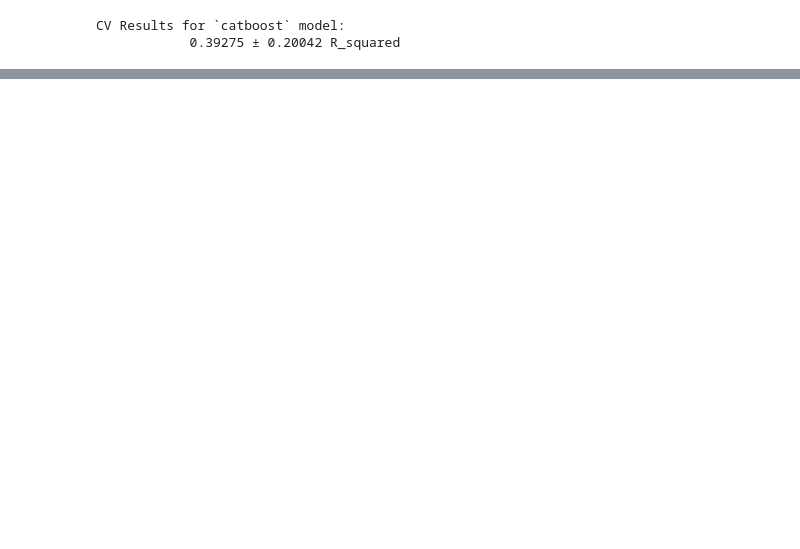
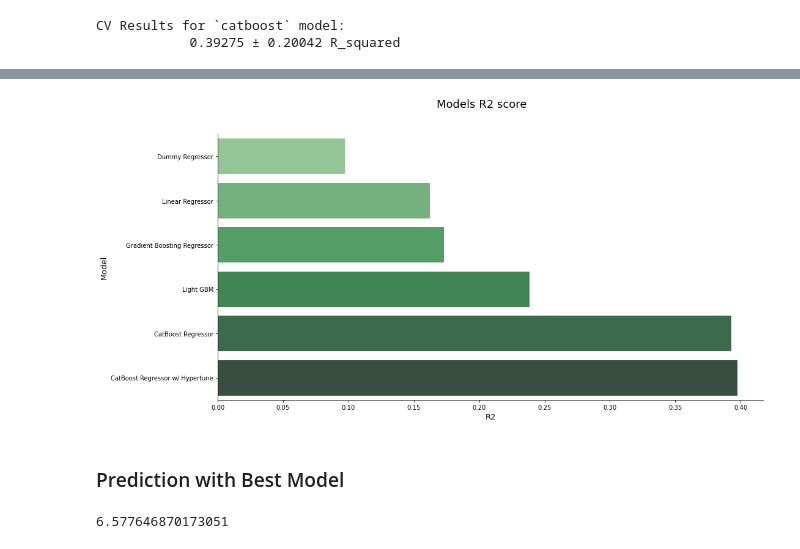
Before and after one commit to hanis-z/Snow-water-equivalent, a Jupyter notebook: src/Modeling.ipynb, the cells around one changed output, grey strips where cells are left out. Saved outputs shown, nothing was run; the diff lists cells and outputs as text; code cells hidden in the pictures; blank space fills up the shorter version.

Commit message:
Update Modeling notebook, add EDA notebook, add figures

```diff
--- a/src/Modeling.ipynb
+++ b/src/Modeling.ipynb
@@ -503,0 +627,15 @@ CV Results for `catboost` model:
+# %%
+# Create dictionary to save R2 scores
+
+R2={}
+R2['Dummy Regressor'] =  0.09730
+R2['Linear Regressor'] = 0.16237
+R2['Gradient Boosting Regressor'] = 0.17293
+R2['Light GBM'] = 0.23872
+R2['CatBoost Regressor'] = 0.39275
+R2['CatBoost Regressor w/ Hypertune'] = 0.39770
+
+R2 = pd.DataFrame.from_dict(R2,orient='index')
+R2 = R2.reset_index()
+R2 = R2.rename(columns={'index':'Model',0:'R2'})
+R2
@@ -503,0 +650,23 @@ CV Results for `catboost` model:
+# %%
+fig, ax = plt.subplots(figsize=(16,8))
+sns.set_palette("Greens_d", len(R2))
+# rank = forcasted_sort.argsort().argsort()   # http://stackoverflow.com/a/6266510/1628638
+sns.barplot(x='R2', y='Model', data = R2)
+sns.despine()
+fig.suptitle("Models R2 score", fontsize = 18)
+ax.set_xlabel("R2", fontsize = 13)
+ax.set_ylabel("Model", fontsize = 13)
+plt.savefig('../figures/r2.png', transparent=True,bbox_inches="tight", dpi=500)
+plt.savefig('../figures/r2.jpeg', transparent=True,bbox_inches="tight", dpi=500)
+# %% [output]
+[figure, added]
+# %% [markdown]
+### Prediction with Best Model
+# %%
+y_pred = catboost_grid_model.predict(X_test)
+
+rmse = mean_squared_error(y_test,y_pred,squared=False)
+
+rmse
+# %% [output]
+6.577646870173051
```
Also changed, not shown: parts of 36 cells of this notebook, 11 other files.
